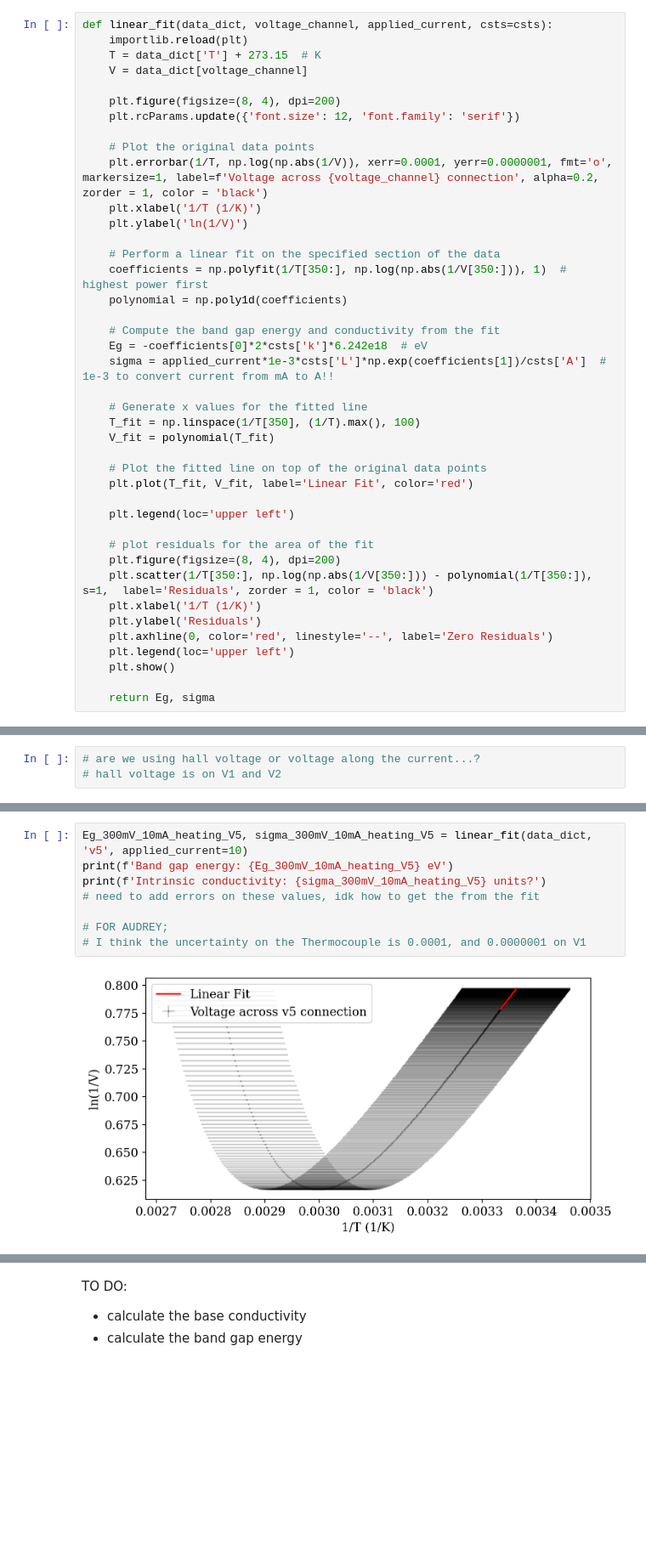
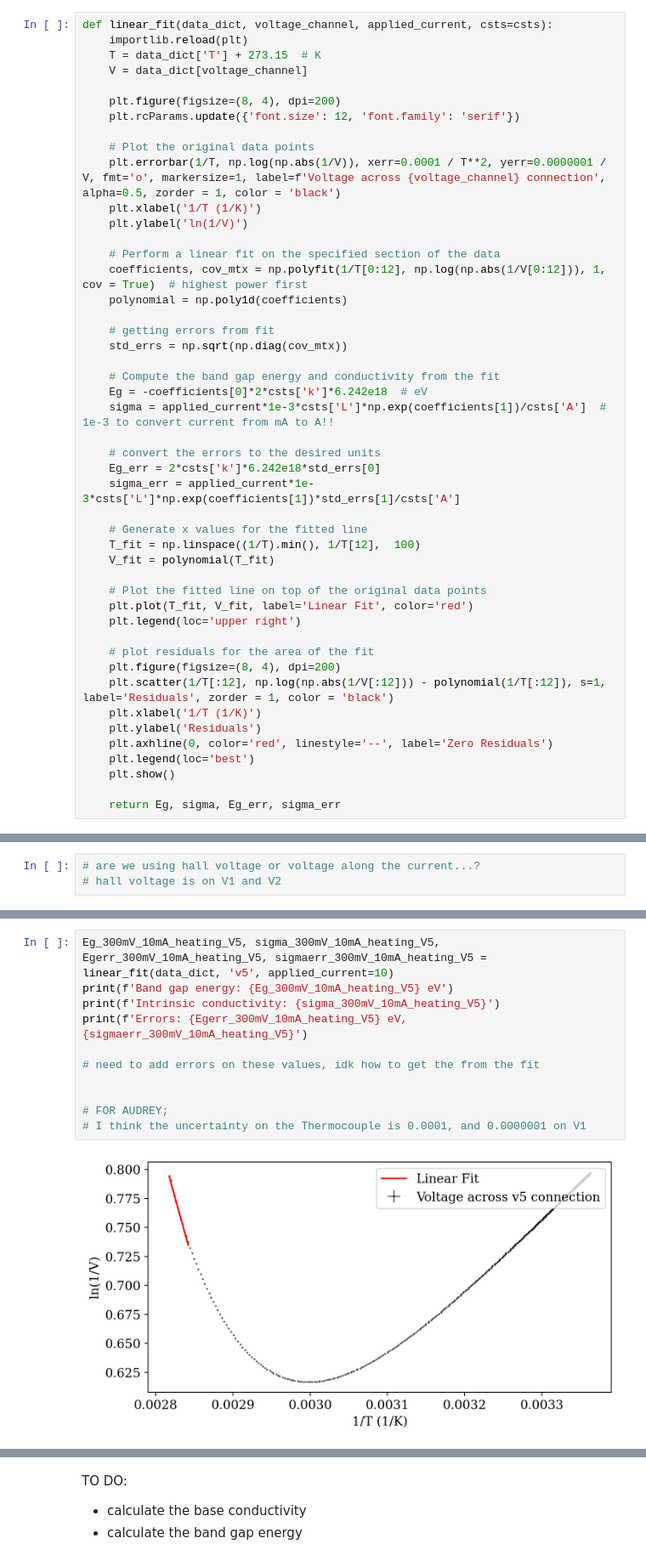
Before and after one commit to orpereira/PHYS469, a Jupyter notebook: hall_experiment/Hall_effect_analysis.ipynb, the cells around one changed output, grey strips where cells are left out. Shown at 85% size. Cells and saved outputs as stored; diff of their text form; blank space fills up the shorter version.

Commit message:
final figures for interim report

```diff
--- a/hall_experiment/Hall_effect_analysis.ipynb
+++ b/hall_experiment/Hall_effect_analysis.ipynb
@@ -63,37 +73,43 @@ def linear_fit(data_dict, voltage_channel, applied_current, csts=csts):
     plt.rcParams.update({'font.size': 12, 'font.family': 'serif'})
 
     # Plot the original data points
-    plt.errorbar(1/T, np.log(np.abs(1/V)), xerr=0.0001, yerr=0.0000001, fmt='o', markersize=1, label=f'Voltage across {voltage_channel} connection', alpha=0.2, zorder = 1, color = 'black')
+    plt.errorbar(1/T, np.log(np.abs(1/V)), xerr=0.0001 / T**2, yerr=0.0000001 / V, fmt='o', markersize=1, label=f'Voltage across {voltage_channel} connection', alpha=0.5, zorder = 1, color = 'black')
     plt.xlabel('1/T (1/K)')
     plt.ylabel('ln(1/V)')
 
     # Perform a linear fit on the specified section of the data
-    coefficients = np.polyfit(1/T[350:], np.log(np.abs(1/V[350:])), 1)  # highest power first
+    coefficients, cov_mtx = np.polyfit(1/T[0:12], np.log(np.abs(1/V[0:12])), 1, cov = True)  # highest power first
     polynomial = np.poly1d(coefficients)
+
+    # getting errors from fit
+    std_errs = np.sqrt(np.diag(cov_mtx))
 
     # Compute the band gap energy and conductivity from the fit
     Eg = -coefficients[0]*2*csts['k']*6.242e18  # eV
     sigma = applied_current*1e-3*csts['L']*np.exp(coefficients[1])/csts['A']  # 1e-3 to convert current from mA to A!!
 
+    # convert the errors to the desired units
+    Eg_err = 2*csts['k']*6.242e18*std_errs[0]
+    sigma_err = applied_current*1e-3*csts['L']*np.exp(coefficients[1])*std_errs[1]/csts['A']
+
     # Generate x values for the fitted line
-    T_fit = np.linspace(1/T[350], (1/T).max(), 100)
+    T_fit = np.linspace((1/T).min(), 1/T[12],  100)
     V_fit = polynomial(T_fit)
 
     # Plot the fitted line on top of the original data points
     plt.plot(T_fit, V_fit, label='Linear Fit', color='red')
-
-    plt.legend(loc='upper left')
+    plt.legend(loc='upper right')
 
     # plot residuals for the area of the fit
     plt.figure(figsize=(8, 4), dpi=200)
-    plt.scatter(1/T[350:], np.log(np.abs(1/V[350:])) - polynomial(1/T[350:]), s=1,  label='Residuals', zorder = 1, color = 'black')
+    plt.scatter(1/T[:12], np.log(np.abs(1/V[:12])) - polynomial(1/T[:12]), s=1,  label='Residuals', zorder = 1, color = 'black')
     plt.xlabel('1/T (1/K)')
     plt.ylabel('Residuals')
     plt.axhline(0, color='red', linestyle='--', label='Zero Residuals')
-    plt.legend(loc='upper left')
+    plt.legend(loc='best')
     plt.show()
 
-    return Eg, sigma
+    return Eg, sigma, Eg_err, sigma_err
 # %% [markdown]
 ## Load Data
 # %%
@@ -138,10 +157,13 @@ Eg_300mV_10mA_heating_V1, sigma_300mV_10mA_heating_V1 = linear_fit(data_dict, 'v
 # %%
-Eg_300mV_10mA_heating_V5, sigma_300mV_10mA_heating_V5 = linear_fit(data_dict, 'v5', applied_current=10)
+Eg_300mV_10mA_heating_V5, sigma_300mV_10mA_heating_V5, Egerr_300mV_10mA_heating_V5, sigmaerr_300mV_10mA_heating_V5 = linear_fit(data_dict, 'v5', applied_current=10)
 print(f'Band gap energy: {Eg_300mV_10mA_heating_V5} eV')
-print(f'Intrinsic conductivity: {sigma_300mV_10mA_heating_V5} units?')
+print(f'Intrinsic conductivity: {sigma_300mV_10mA_heating_V5}')
+print(f'Errors: {Egerr_300mV_10mA_heating_V5} eV, {sigmaerr_300mV_10mA_heating_V5}')
+
 # need to add errors on these values, idk how to get the from the fit
+
 
 # FOR AUDREY;
 # I think the uncertainty on the Thermocouple is 0.0001, and 0.0000001 on V1
 # %% [output]
-[figure, old version]
+[figure, new version]
```
Also changed, not shown: parts of 6 cells of this notebook, 5 other files.
